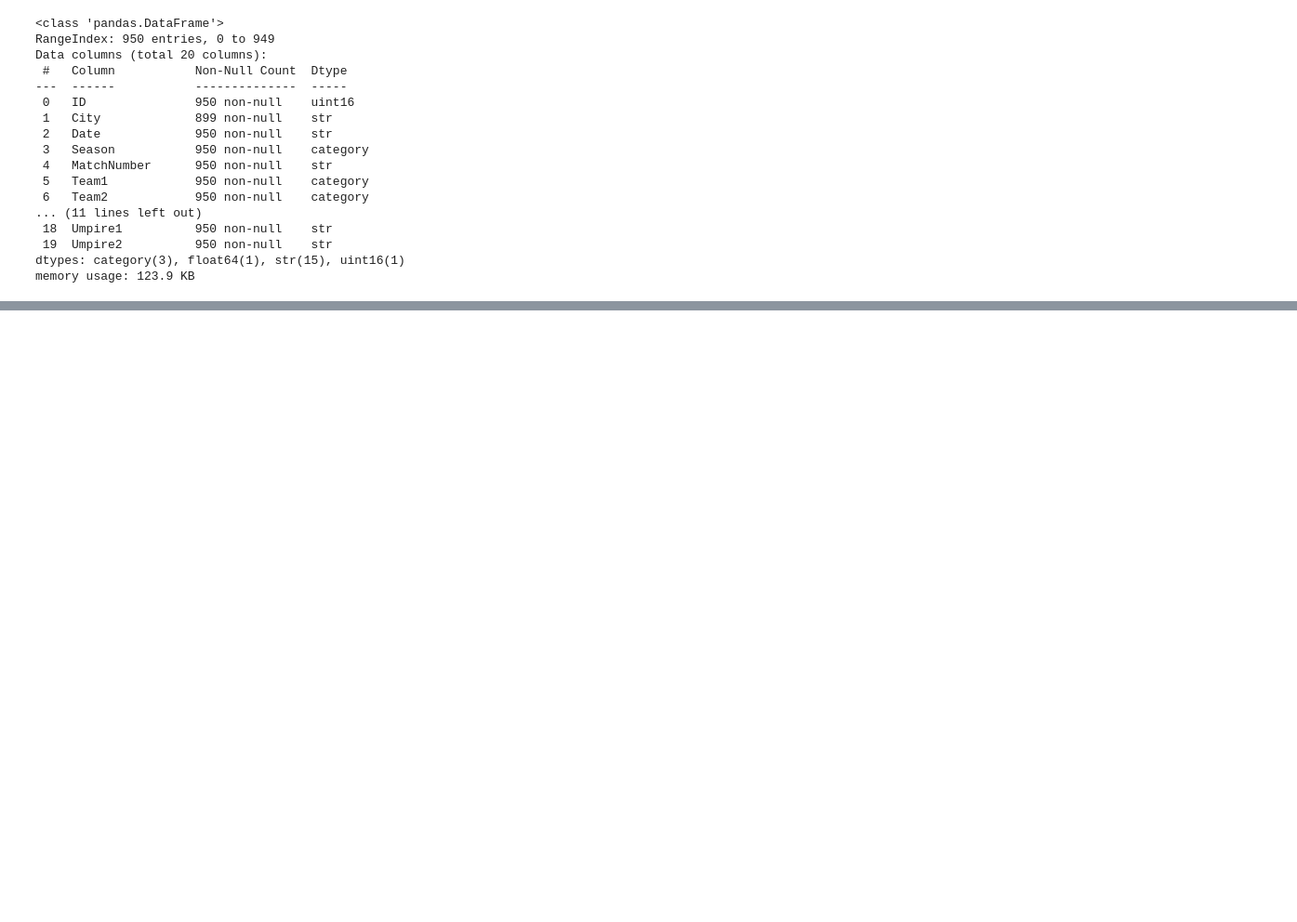
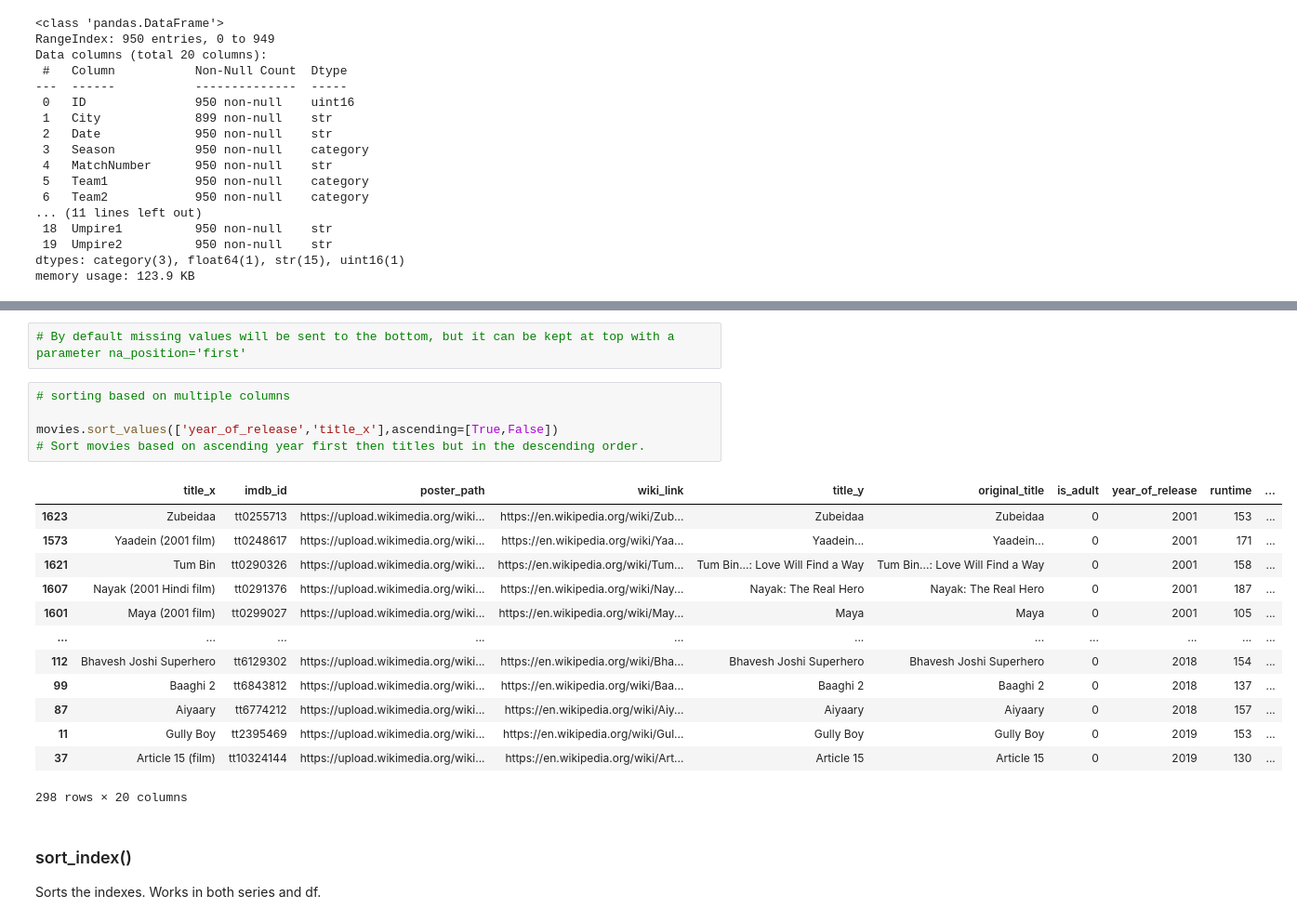
Before and after one commit to utkarshchouhan-dev/Python-Libraries, a Jupyter notebook: Pandas/Pandas2.ipynb, the cells around one changed output, grey strips where cells are left out. Shown at 93% size. Saved outputs shown, nothing was run; the diff lists cells and outputs as text; blank space fills up the shorter version.

```diff
--- a/Pandas/Pandas2.ipynb
+++ b/Pandas/Pandas2.ipynb
@@ -696,0 +837,25 @@ memory usage: 123.9 KB
+# %%
+# By default missing values will be sent to the bottom, but it can be kept at top with a parameter na_position='first'
+# %%
+# sorting based on multiple columns
+
+movies.sort_values(['year_of_release','title_x'],ascending=[True,False])
+# Sort movies based on ascending year first then titles but in the descending order.
+# %% [output]
+|  | title_x | imdb_id | poster_path | wiki_link | title_y | original_title | is_adult | year_of_release | runtime | ... |
+| 1623 | Zubeidaa | tt0255713 | https://upload.wikimedia.org/wiki... | https://en.wikipedia.org/wiki/Zub... | Zubeidaa | Zubeidaa | 0 | 2001 | 153 | ... |
+| 1573 | Yaadein (2001 film) | tt0248617 | https://upload.wikimedia.org/wiki... | https://en.wikipedia.org/wiki/Yaa... | Yaadein... | Yaadein... | 0 | 2001 | 171 | ... |
+| 1621 | Tum Bin | tt0290326 | https://upload.wikimedia.org/wiki... | https://en.wikipedia.org/wiki/Tum... | Tum Bin...: Love Will Find a Way | Tum Bin...: Love Will Find a Way | 0 | 2001 | 158 | ... |
+| 1607 | Nayak (2001 Hindi film) | tt0291376 | https://upload.wikimedia.org/wiki... | https://en.wikipedia.org/wiki/Nay... | Nayak: The Real Hero | Nayak: The Real Hero | 0 | 2001 | 187 | ... |
+| 1601 | Maya (2001 film) | tt0299027 | https://upload.wikimedia.org/wiki... | https://en.wikipedia.org/wiki/May... | Maya | Maya | 0 | 2001 | 105 | ... |
+| ... | ... | ... | ... | ... | ... | ... | ... | ... | ... | ... |
+| 112 | Bhavesh Joshi Superhero | tt6129302 | https://upload.wikimedia.org/wiki... | https://en.wikipedia.org/wiki/Bha... | Bhavesh Joshi Superhero | Bhavesh Joshi Superhero | 0 | 2018 | 154 | ... |
+| 99 | Baaghi 2 | tt6843812 | https://upload.wikimedia.org/wiki... | https://en.wikipedia.org/wiki/Baa... | Baaghi 2 | Baaghi 2 | 0 | 2018 | 137 | ... |
+| 87 | Aiyaary | tt6774212 | https://upload.wikimedia.org/wiki... | https://en.wikipedia.org/wiki/Aiy... | Aiyaary | Aiyaary | 0 | 2018 | 157 | ... |
+| 11 | Gully Boy | tt2395469 | https://upload.wikimedia.org/wiki... | https://en.wikipedia.org/wiki/Gul... | Gully Boy | Gully Boy | 0 | 2019 | 153 | ... |
+| 37 | Article 15 (film) | tt10324144 | https://upload.wikimedia.org/wiki... | https://en.wikipedia.org/wiki/Art... | Article 15 | Article 15 | 0 | 2019 | 130 | ... |
+298 rows × 20 columns
+# %% [markdown]
+### sort_index()
+
+Sorts the indexes. Works in both series and df.
```
Also changed, not shown: parts of 66 cells of this notebook, 1 other file.
